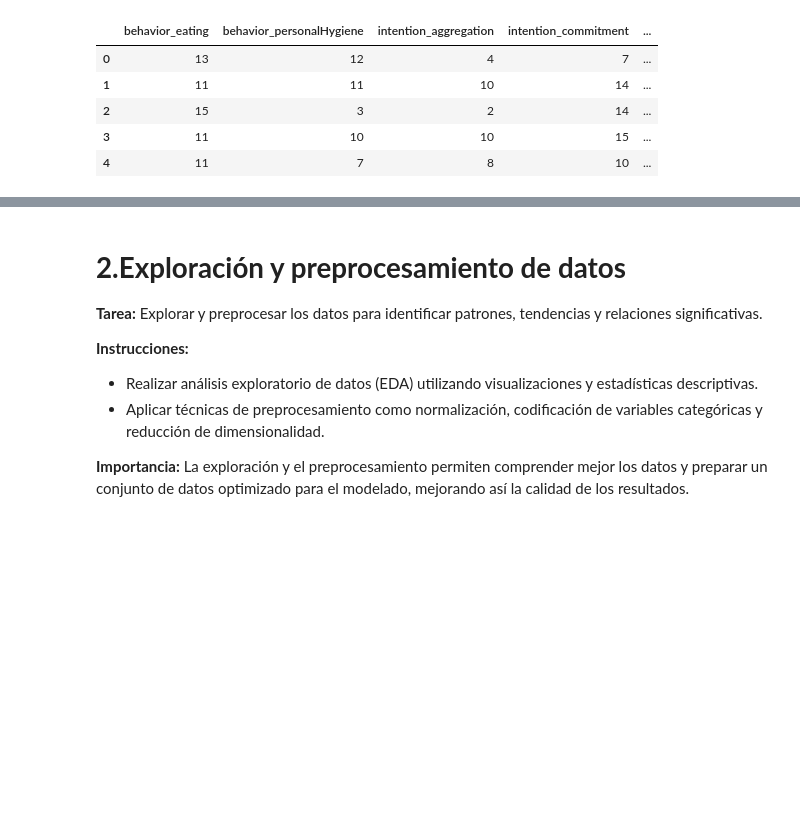
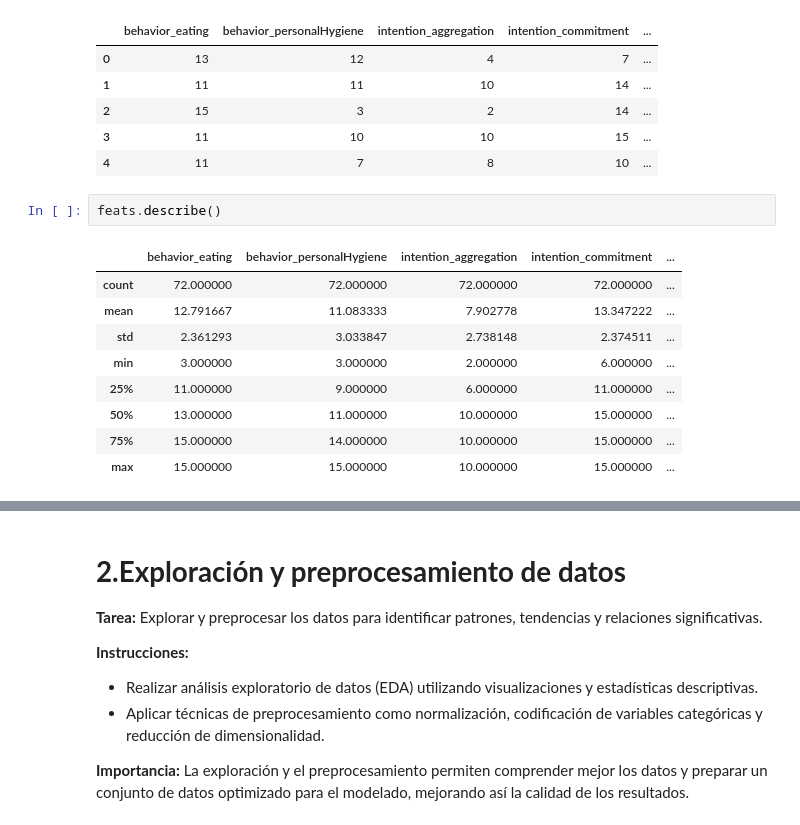
Before and after one commit to Tieralx/MNA-MLOps-, a Jupyter notebook: Fase 1_Equipo34.ipynb, the cells around one changed output, grey strips where cells are left out. Drawn from its saved outputs; the diff is of its cells as text; blank space fills up the shorter version.

```diff
--- a/Fase 1_Equipo34.ipynb
+++ b/Fase 1_Equipo34.ipynb
@@ -73,3 +73,15 @@ feats.head()
 | 2 | 15 | 3 | 2 | 14 | ... |
 | 3 | 11 | 10 | 10 | 15 | ... |
 | 4 | 11 | 7 | 8 | 10 | ... |
+# %%
+feats.describe()
+# %% [output]
+|  | behavior_eating | behavior_personalHygiene | intention_aggregation | intention_commitment | ... |
+| count | 72.000000 | 72.000000 | 72.000000 | 72.000000 | ... |
+| mean | 12.791667 | 11.083333 | 7.902778 | 13.347222 | ... |
+| std | 2.361293 | 3.033847 | 2.738148 | 2.374511 | ... |
+| min | 3.000000 | 3.000000 | 2.000000 | 6.000000 | ... |
+| 25% | 11.000000 | 9.000000 | 6.000000 | 11.000000 | ... |
+| 50% | 13.000000 | 11.000000 | 10.000000 | 15.000000 | ... |
+| 75% | 15.000000 | 14.000000 | 10.000000 | 15.000000 | ... |
+| max | 15.000000 | 15.000000 | 10.000000 | 15.000000 | ... |
```
Also changed, not shown: parts of 1 cell of this notebook.
